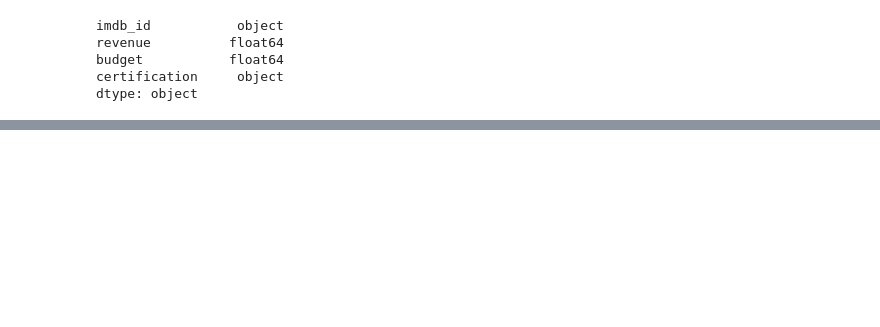
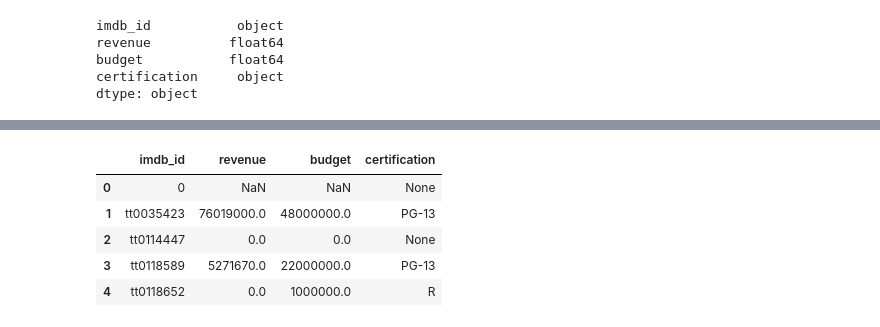
Before and after one commit to npipal/Making-A-Successful-Movie, a Jupyter notebook: My SQL Movie Database ETL.ipynb, the cells around one changed output, grey strips where cells are left out. Drawn from its saved outputs; the diff is of its cells as text; code cells hidden in the pictures; blank space fills up the shorter version.

```diff
--- a/My SQL Movie Database ETL.ipynb
+++ b/My SQL Movie Database ETL.ipynb
@@ -340,3 +354,5 @@ revenue          float64
 budget           float64
 certification     object
 dtype: object
+# %%
+tmdb_data.drop(0, inplace=True)
@@ -343 +363,3 @@ dtype: object
+# %%
+tmdb_data.drop_duplicates(inplace = True)
 # %%
@@ -357,0 +379,14 @@ IntegrityError: (pymysql.err.IntegrityError) (1062, "Duplicate entry 'tt0257106'
+# %%
+q = """
+SELECT *
+FROM tmdb_data
+LIMIT 5
+"""
+pd.read_sql(q, engine)
+# %% [output]
+|  | imdb_id | revenue | budget | certification |
+| 0 | 0 | NaN | NaN | None |
+| 1 | tt0035423 | 76019000.0 | 48000000.0 | PG-13 |
+| 2 | tt0114447 | 0.0 | 0.0 | None |
+| 3 | tt0118589 | 5271670.0 | 22000000.0 | PG-13 |
+| 4 | tt0118652 | 0.0 | 1000000.0 | R |
```
Also changed, not shown: parts of 6 cells of this notebook.
